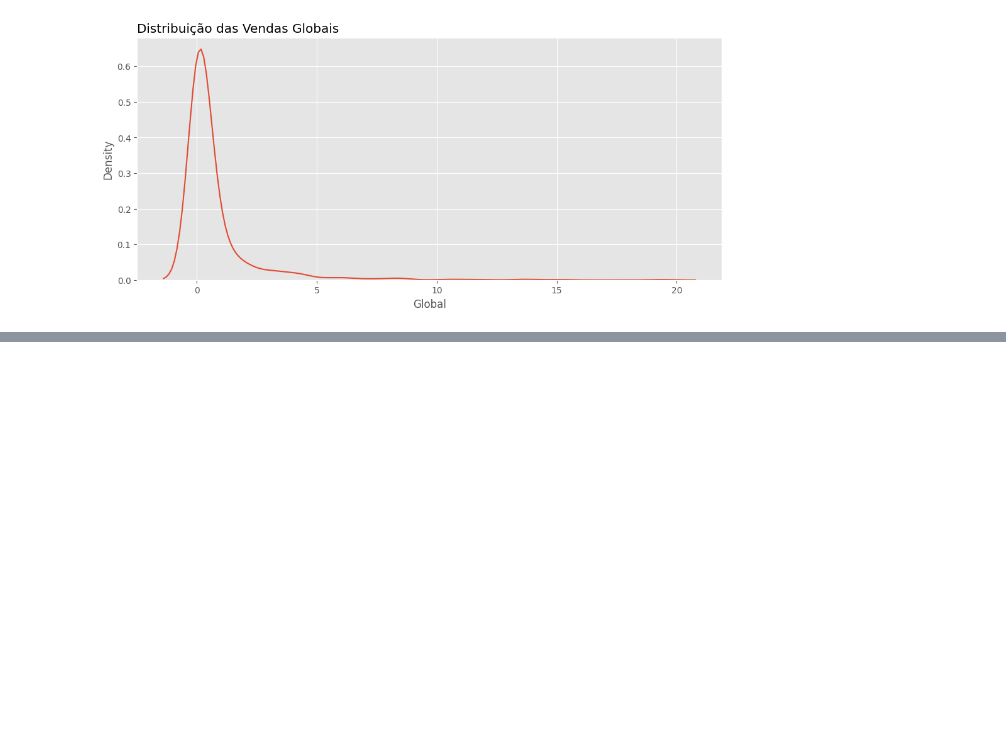
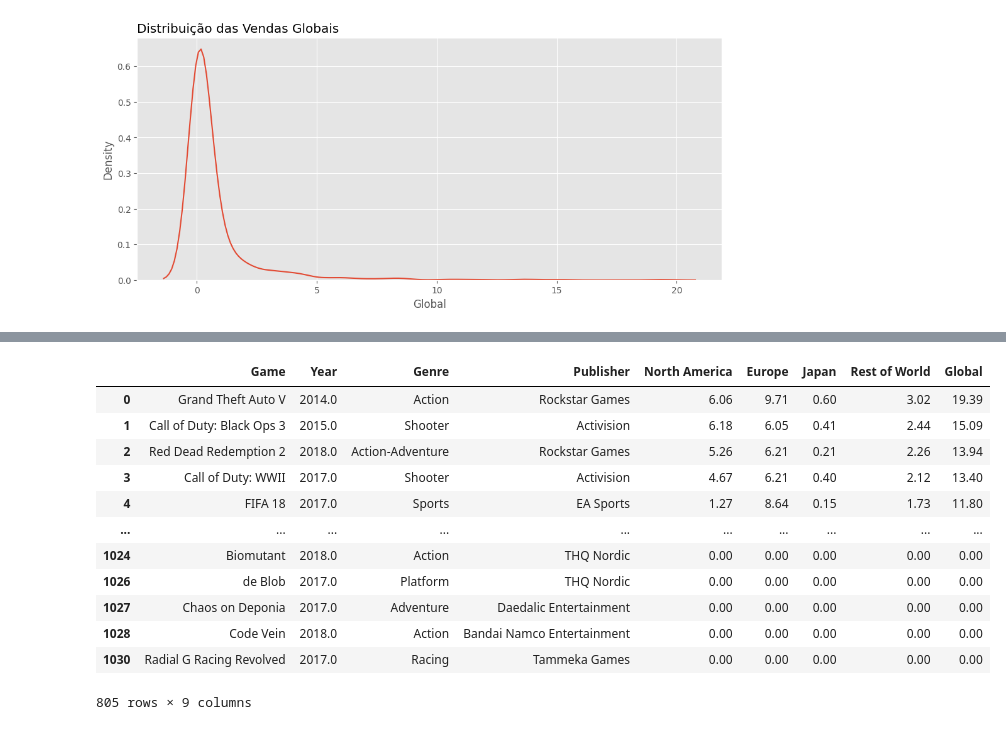
Before and after one commit to 21seya/Analise_dados_conceitos, a Jupyter notebook: projeto04_mercado_games.ipynb, the cells around one changed output, grey strips where cells are left out. Drawn from its saved outputs; the diff is of its cells as text; code cells hidden in the pictures; blank space fills up the shorter version.

```diff
--- a/projeto04_mercado_games.ipynb
+++ b/projeto04_mercado_games.ipynb
@@ -137,0 +171,16 @@ sns.kdeplot(arq_games['Global'])
+# %%
+arq_games
+# %% [output]
+|  | Game | Year | Genre | Publisher | North America | Europe | Japan | Rest of World | Global |
+| 0 | Grand Theft Auto V | 2014.0 | Action | Rockstar Games | 6.06 | 9.71 | 0.60 | 3.02 | 19.39 |
+| 1 | Call of Duty: Black Ops 3 | 2015.0 | Shooter | Activision | 6.18 | 6.05 | 0.41 | 2.44 | 15.09 |
+| 2 | Red Dead Redemption 2 | 2018.0 | Action-Adventure | Rockstar Games | 5.26 | 6.21 | 0.21 | 2.26 | 13.94 |
+| 3 | Call of Duty: WWII | 2017.0 | Shooter | Activision | 4.67 | 6.21 | 0.40 | 2.12 | 13.40 |
+| 4 | FIFA 18 | 2017.0 | Sports | EA Sports | 1.27 | 8.64 | 0.15 | 1.73 | 11.80 |
+| ... | ... | ... | ... | ... | ... | ... | ... | ... | ... |
+| 1024 | Biomutant | 2018.0 | Action | THQ Nordic | 0.00 | 0.00 | 0.00 | 0.00 | 0.00 |
+| 1026 | de Blob | 2017.0 | Platform | THQ Nordic | 0.00 | 0.00 | 0.00 | 0.00 | 0.00 |
+| 1027 | Chaos on Deponia | 2017.0 | Adventure | Daedalic Entertainment | 0.00 | 0.00 | 0.00 | 0.00 | 0.00 |
+| 1028 | Code Vein | 2018.0 | Action | Bandai Namco Entertainment | 0.00 | 0.00 | 0.00 | 0.00 | 0.00 |
+| 1030 | Radial G Racing Revolved | 2017.0 | Racing | Tammeka Games | 0.00 | 0.00 | 0.00 | 0.00 | 0.00 |
+805 rows × 9 columns
```
Also changed, not shown: parts of 4 cells of this notebook.
